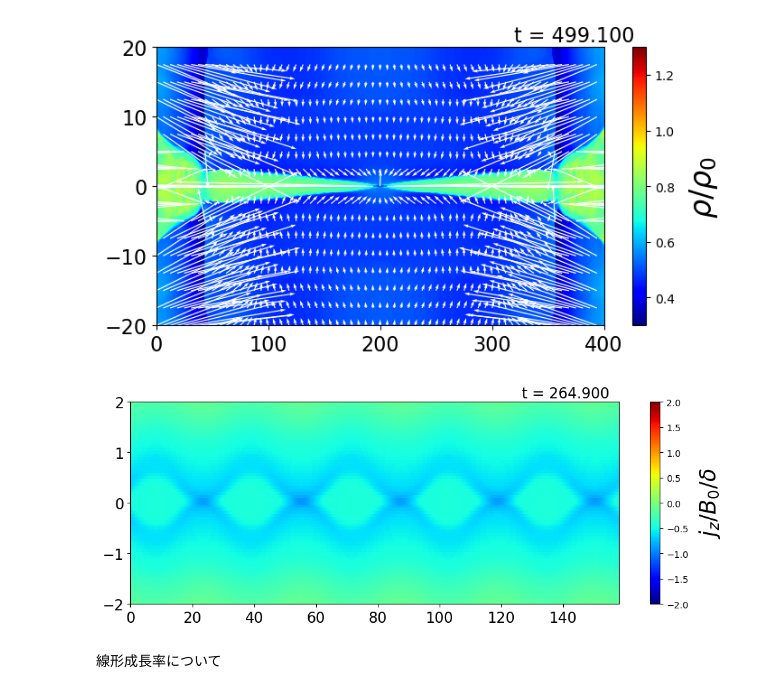
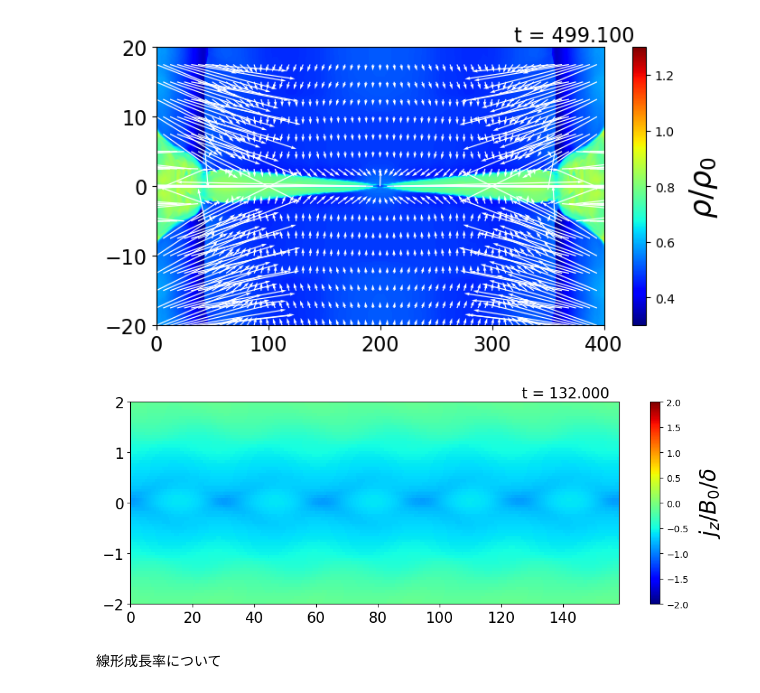
Before and after one commit to keita-akutagawa/ResistiveMHD_GPU, a Jupyter notebook: examples_2D/tearing_By/tearing_By.ipynb, the cells around one changed output. Cells and saved outputs as stored; diff of their text form; code cells hidden in the pictures.

```diff
--- a/examples_2D/tearing/tearing.ipynb
+++ b/examples_2D/tearing_By/tearing_By.ipynb
@@ -10,16 +10,16 @@ sheat_thickness = 1.0
 p0 = B0**2 / 2.0
 beta_upstream = 2.0
 VA = B0 / np.sqrt(rho0)
-eta = 1e-8 * (2.0 * np.pi)**4
+eta = 1e-6 * (2.0 * np.pi)**4
 x_max = 5 * 2 * np.pi * sheat_thickness / eta**0.25
 y_max = 10.0 * sheat_thickness
 dx = sheat_thickness / 16.0
 dy = sheat_thickness / 16.0
-nx = int(x_max / dx) + 1
+nx = int(x_max / dx)
 ny = int(2.0 * y_max / dy)
 dt = 0.0
 CFL = 0.7
-x = np.arange(0.0, x_max, dx)
+x = np.arange(0.0, x_max - dx, dx)
 y = np.arange(-y_max, y_max, dy)
 X, Y = np.meshgrid(x, y)
 
@@ -34,10 +34,10 @@ box size 8000 X 320
 fig = plt.figure(figsize=(8, 4))
 ax1 = fig.add_subplot(111)
 
-dirname = "results_tearing_1e-8"
+dirname = "results_tearing_By=0.001"
 #log = np.loadtxt(f"{dirname}/log_plasmoid.txt", delimiter=',')
-step = 10000
-filename = f"{dirname}/tearing_{step}.bin"
+step = 5000
+filename = f"{dirname}/tearing_By_{step}.bin"
 with open(filename, 'rb') as f:
     U = np.fromfile(f, dtype=np.float32)
 U = U.reshape(nx, ny, 8).T
@@ -54,7 +54,7 @@ p = (gamma-1) * (e - rho*(u**2+v**2+w**2)/2 - (Bx**2+By**2+Bz**2)/2)
 magnetic_pressure = 1/2 * (Bx**2+By**2+Bz**2)
 pT = p + magnetic_pressure
 
-contour = ax1.pcolormesh(X, Y, By, vmin=-0.01, vmax=0.01, cmap='jet')
+contour = ax1.pcolormesh(X, Y, rho, cmap='jet')
 cbar = plt.colorbar(contour, ax=ax1)
 cbar.set_label(r"$\rho$", fontsize=24, rotation=0, labelpad=10)
 quiver_interval = 20
@@ -73,9 +73,9 @@ ax1.set_ylim(-y_max+1e-10, y_max-1e-10)
 fig = plt.figure(figsize=(12, 4))
 ax1 = fig.add_subplot(111)
 
-dirname = "results_tearing_1e-6"
-step = 10000
-filename = f"{dirname}/tearing_{step}.bin"
+dirname = "results_tearing_By=0.001"
+step = 5000
+filename = f"{dirname}/tearing_By_{step}.bin"
 with open(filename, 'rb') as f:
     U = np.fromfile(f, dtype=np.float32)
 U = U.reshape(nx, ny, 8).T
@@ -164,14 +164,14 @@ video.release()
 fig = plt.figure(figsize=(12, 4))
 ax1 = fig.add_subplot(111)
 
-dirname = "results_tearing_1e-6"
-log = np.loadtxt(f"{dirname}/log_tearing.txt", delimiter=',')
+dirname = "results_tearing_By=0.001"
+log = np.loadtxt(f"{dirname}/log_tearing_By.txt", delimiter=',')
 total_steps = int(log[-1][0])
 interval = 500
 for step in range(0, total_steps+interval, interval):
     ax1.clear()
 
-    filename = f"{dirname}/tearing_{step}.bin"
+    filename = f"{dirname}/tearing_By_{step}.bin"
     with open(filename, 'rb') as f:
         U = np.fromfile(f, dtype=np.float32)
     U = U.reshape(nx, ny, 8).T
@@ -187,35 +187,35 @@ for step in range(0, total_steps+interval, interval):
 
     contour = ax1.pcolormesh(X, Y, currentZ / B0 / sheat_thickness, vmin=-2.0, vmax=2.0, cmap='jet')
     if step == 0:
         cbar = plt.colorbar(contour, ax=ax1)
         cbar.set_label(r"$j_z / B_0 / \delta$", fontsize=24, rotation=90, labelpad=10)
     quiver_interval_x = 20
     quiver_interval_y = 50
     #ax1.quiver(X[::quiver_interval_x, ::quiver_interval_y], Y[::quiver_interval_x, ::quiver_interval_y],
     #        u[::quiver_interval_x, ::quiver_interval_y], v[::quiver_interval_x, ::quiver_interval_y],
     #        scale=2.0, color='black')
 
     ax1.text(0.8, 1.02, f"t = {log[int(step/interval)][1]:.3f}", transform=ax1.transAxes, fontsize=16)
     ax1.tick_params(labelsize=16)
     ax1.set_xlim(0.0, x_max+1e-10)
     ax1.set_ylim(-2, 2+1e-10)
 
     fig.savefig(f"pictures/{step}.png", dpi=200)
 
 
-filename = "tearing_jz_1e-6.mp4"
+filename = "tearing_By=0.001_jz_1e-6.mp4"
 img = cv2.imread(f'./pictures/0.png')
 framesize = (img.shape[1], img.shape[0])
 fps = 5.0
 fourcc = cv2.VideoWriter_fourcc('m','p','4','v')
 video  = cv2.VideoWriter(filename=filename, fourcc=fourcc, fps=fps, frameSize=framesize)
 
 for step in range(0, total_steps+interval, interval):
     img = cv2.imread(f'./pictures/{step}.png')
     video.write(img)
 video.release()
 # %% [output]
-[figure, old version]
+[figure, new version]
 # %% [markdown]
 線形成長率について
 # %%
```
Also changed, not shown: parts of 2 cells of this notebook, 2 other files.
